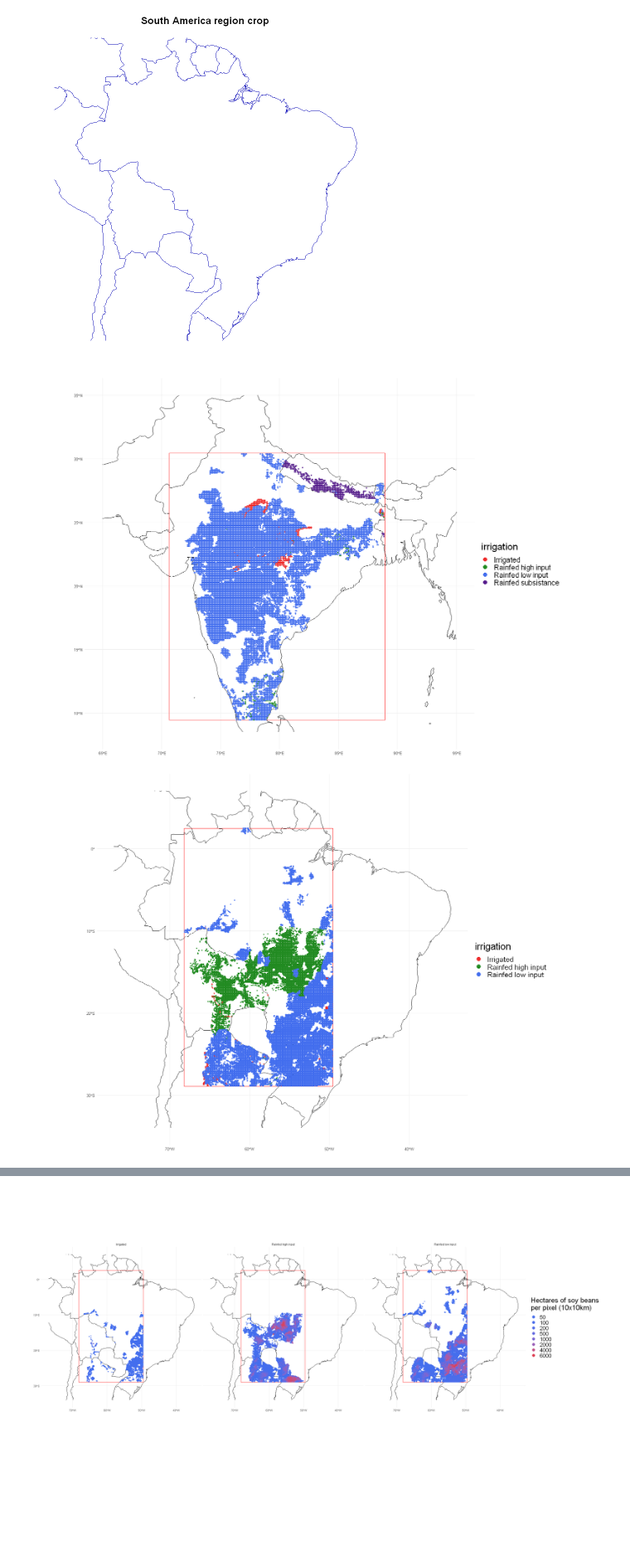
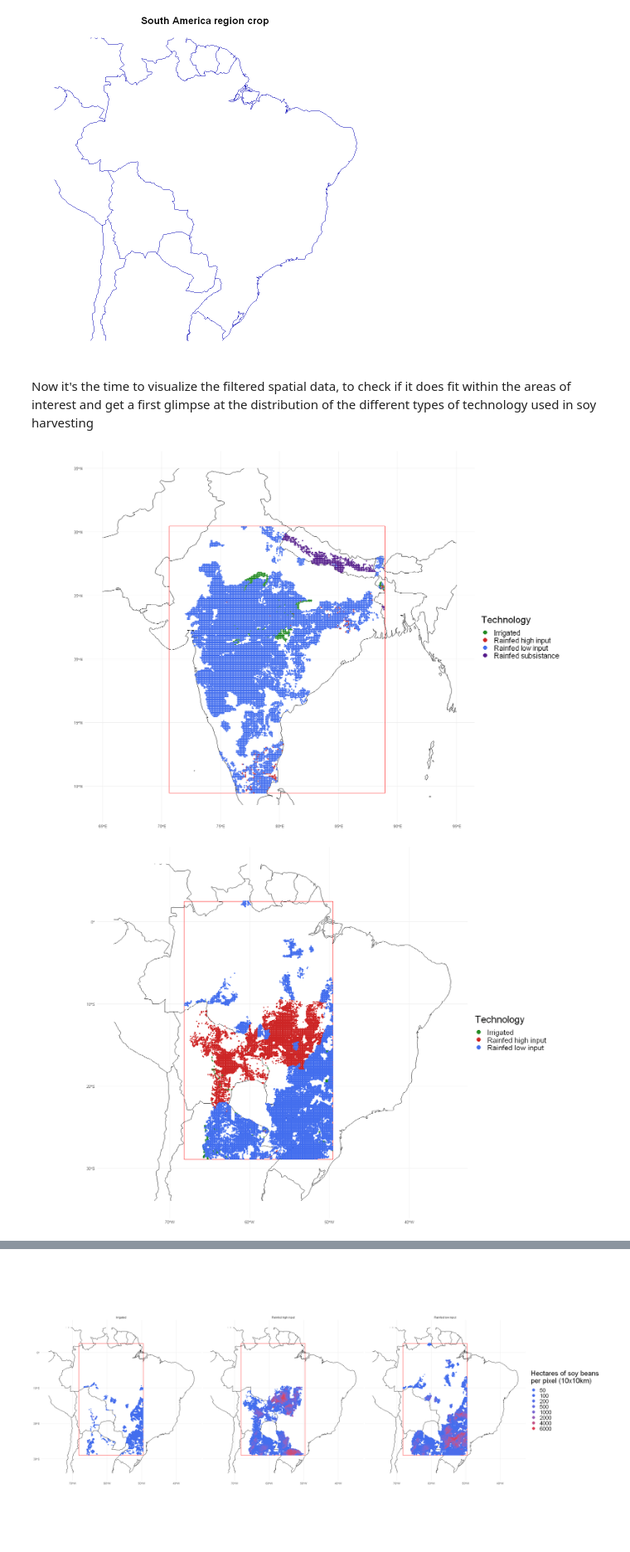
Before and after one commit to AngelArcones/Vizzuality_challenge, a Jupyter notebook: Vizzuality_challenge.ipynb, the cells around one changed output, grey strips where cells are left out. Shown at 83% size. Drawn from its saved outputs; the diff is of its cells as text; code cells hidden in the pictures; blank space fills up the shorter version.

```diff
--- a/Vizzuality_challenge.ipynb
+++ b/Vizzuality_challenge.ipynb
@@ -32,5 +37,5 @@ data_csv_list <- list.files(path_data, ".csv", full.names = T) %>% grep("_TA|_TR
 # %%
-irrig_types <- list("TA" = "all technologies",
+tech_types <- list("TA" = "all technologies",
                     "TI" = "Irrigated",
                     "TH" = "Rainfed high input",
                     "TL" = "Rainfed low input",
@@ -51,9 +64,9 @@ for(i in 1:length(data_csv_list)){
 
   df_clean <- filter(df_clean, soy_beans > 0)
 
-  irrig_code <- str_split(basename(data_csv_list[i]), pattern = "_") %>%
+  tech_code <- str_split(basename(data_csv_list[i]), pattern = "_") %>%
     unlist() %>% gsub(".csv", "", .) %>% tail(., 1)
-  df_clean$irrigation <- irrig_types[[irrig_code]]
+  df_clean$Technology <- tech_types[[tech_code]]
 
   if(i == 1){
     df_total <- df_clean
@@ -62,7 +75,7 @@ for(i in 1:length(data_csv_list)){
   }
 }
 Sys.time() - t1
-rm(df_clean, var_soy, irrig_code, t1)
+rm(df_clean, var_soy, tech_code, t1)
 gc()
 # %% [output]
 [1] "spam2010V2r0_global_A_TH.csv"
@@ -77,6 +92,6 @@ A matrix: 2 × 6 of type dbl
 # %%
 epsg <-  4326 #WSG 84
-df_spatial  <-  st_as_sf(df_total, coords = c('x', 'y'), crs = epsg) %>% select(soy_beans, irrigation)
+df_spatial  <-  st_as_sf(df_total, coords = c('x', 'y'), crs = epsg) %>% select(soy_beans, Technology)
 print(paste0("Data frame has ", nrow(df_spatial), " data points"))
 head(as.data.frame(df_spatial))
 # %% [output]
@@ -142,14 +169,16 @@ Warning message:
 "attribute variables are assumed to be spatially constant throughout all geometries"
 [figure]
 [figure]
+# %% [markdown]
+Now it's the time to visualize the filtered spatial data, to check if it does fit within the areas of interest and get a first glimpse at the distribution of the different types of technology used in soy harvesting
 # %%
 options(repr.plot.width = 18, repr.plot.height = 12, repr.plot.res = 100)
 ggplot()+
   geom_sf(data = asia_map, fill = "white") +
   geom_sf(data = area_asia,color = "red", fill = NA)+
-  geom_sf(data = df_asia, aes(color=irrigation), size = 1)+
-  scale_color_manual(values = c("Irrigated"="firebrick2",
-                                "Rainfed high input" = "forestgreen",
+  geom_sf(data = df_asia, aes(color=Technology), size = 1)+
+  scale_color_manual(values = c("Irrigated"= "forestgreen",
+                                "Rainfed high input" = "firebrick3",
                                 "Rainfed low input" = "royalblue2",
                                 "Rainfed subsistance" = "purple4"))+
   guides(color = guide_legend(override.aes = list(size = rel(4))))+
@@ -157,20 +186,20 @@ ggplot()+
   theme(legend.title=element_text(size=rel(2)),
         legend.text=element_text(size=rel(1.5)))
 # %% [output]
-[figure, old version]
+[figure, new version]
 # %%
 options(repr.plot.width = 18, repr.plot.height = 12, repr.plot.res = 110)
 ggplot()+
   geom_sf(data = america_map, fill = "white") +
   geom_sf(data = area_america,color = "red", fill = NA)+
-  geom_sf(data = df_america, aes(color=irrigation), size = 1)+
-  scale_color_manual(values = c("Irrigated"="firebrick2",
-                                "Rainfed high input" = "forestgreen",
+  geom_sf(data = df_america, aes(color=Technology), size = 1)+
+  scale_color_manual(values = c("Irrigated"= "forestgreen",
+                                "Rainfed high input" = "firebrick3",
                                 "Rainfed low input" = "royalblue2",
                                 "Rainfed subsistance" = "purple4"))+
   guides(color = guide_legend(override.aes = list(size = rel(4))))+
   theme_minimal()+
   theme(legend.title=element_text(size=rel(2)),
         legend.text=element_text(size=rel(1.5)))
 # %% [output]
-[figure, old version]
+[figure, new version]
```
Also changed, not shown: parts of 29 cells of this notebook.
